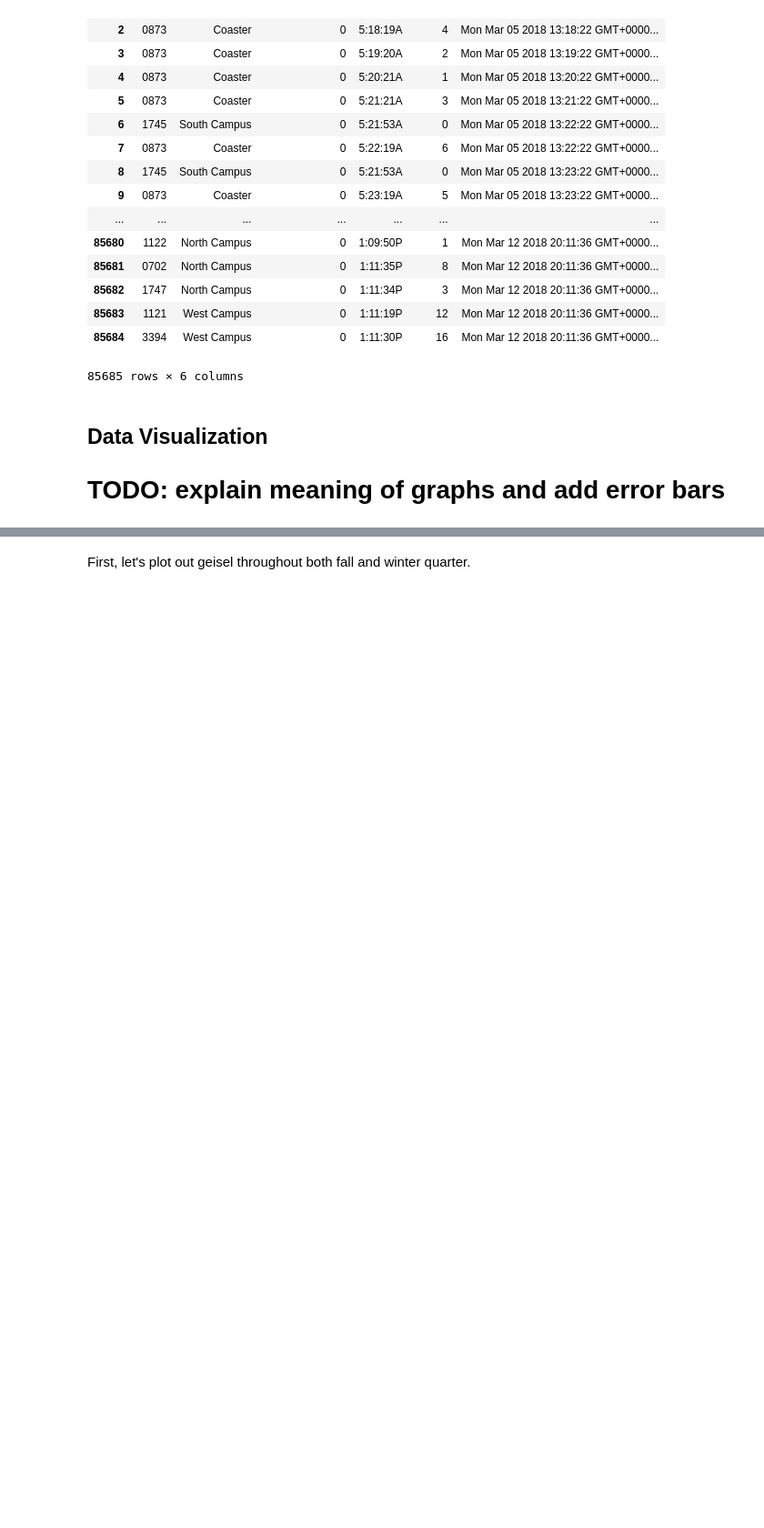
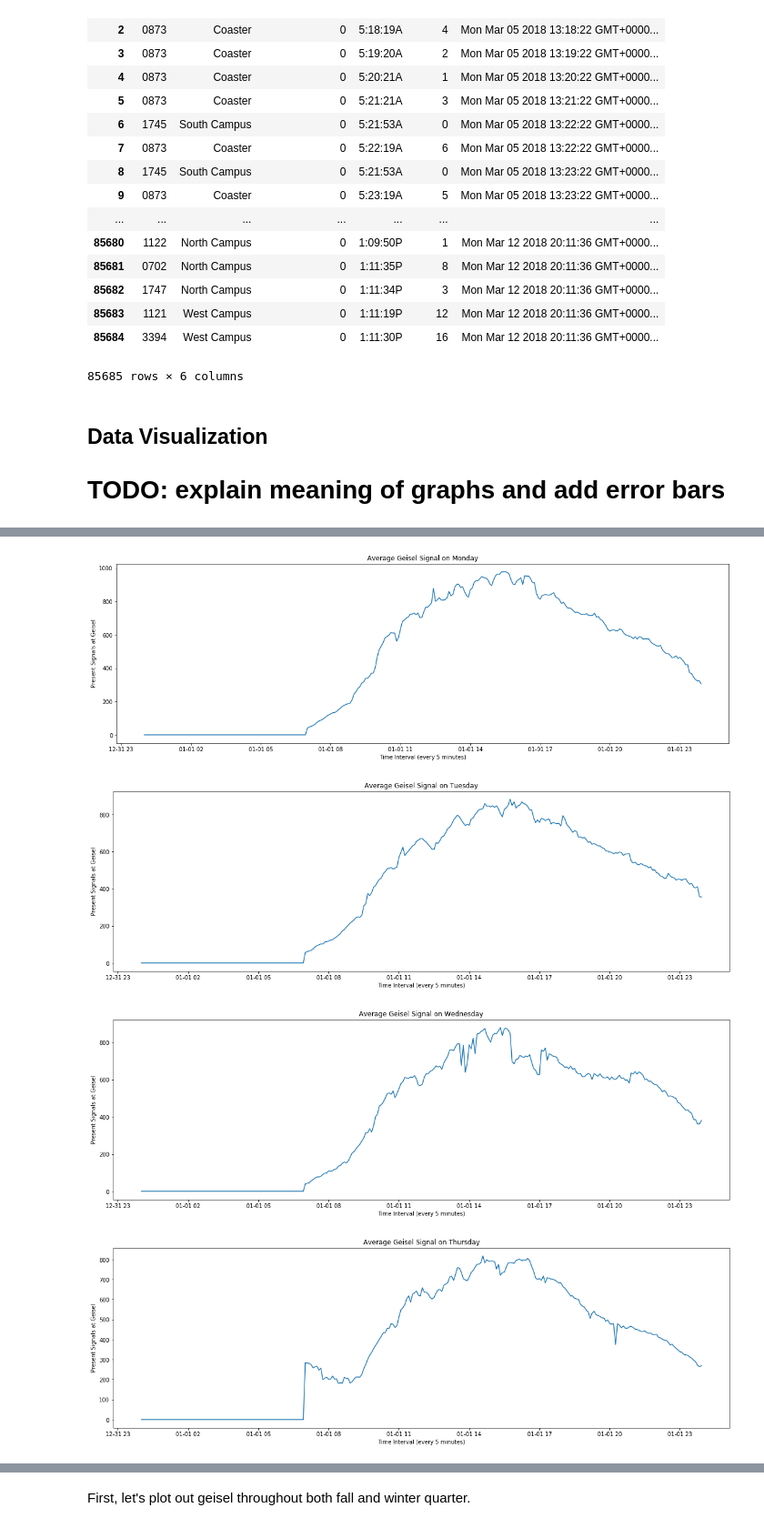
Before and after one commit to kelvinluime/Pr_059, a Jupyter notebook: FinalProject.ipynb, the cells around one changed output, grey strips where cells are left out. Shown at 91% size. Saved outputs shown, nothing was run; the diff lists cells and outputs as text; code cells hidden in the pictures; blank space fills up the shorter version.

```diff
--- a/FinalProject.ipynb
+++ b/FinalProject.ipynb
@@ -610,0 +864,12 @@ rcParams['figure.figsize'] = 20, 6
+# %%
+def get_key(datetime):
+    return str(current_time.hour)+':'+str(current_time.minute)+':'+str(current_time.second)
+# %%
+def get_time_interval_df():
+    current_time = datetime.datetime(1900, 1, 1)
+    end_time = datetime.datetime(1900, 1, 2)
+    time = []
+    while current_time != end_time:
+        time.append(current_time)
+        current_time += datetime.timedelta(minutes=5)
+    return time
@@ -610,0 +919,63 @@ rcParams['figure.figsize'] = 20, 6
+# %%
+avgs = np.divide(sums, counts, out=np.zeros_like(sums), where=counts!=0)
+avgs = avgs.astype(int)
+time_df = get_time_interval_df()
+xfmt = mdates.DateFormatter('%H:%M')
+
+df_m = pd.DataFrame({'Time_Stamp': time_df})
+df_m['Present_Signals'] = avgs[0]
+plt.plot(df_m['Time_Stamp'], df_m['Present_Signals'])
+plt.title('Average Geisel Signal on Monday')
+plt.xlabel('Time Interval (every 5 minutes)')
+plt.ylabel('Present Signals at Geisel')
+plt.show()
+
+df_t = pd.DataFrame({'Time_Stamp': time_df})
+df_t['Present_Signals'] = avgs[1]
+plt.plot(df_t['Time_Stamp'], df_t['Present_Signals'])
+plt.title('Average Geisel Signal on Tuesday')
+plt.xlabel('Time Interval (every 5 minutes)')
+plt.ylabel('Present Signals at Geisel')
+plt.show()
+
+df_w = pd.DataFrame({'Time_Stamp': time_df})
+df_w['Present_Signals'] = avgs[2]
+plt.plot(df_w['Time_Stamp'], df_w['Present_Signals'])
+plt.title('Average Geisel Signal on Wednesday')
+plt.xlabel('Time Interval (every 5 minutes)')
+plt.ylabel('Present Signals at Geisel')
+plt.show()
+
+df_r = pd.DataFrame({'Time_Stamp': time_df})
+df_r['Present_Signals'] = avgs[3]
+plt.plot(df_r['Time_Stamp'], df_r['Present_Signals'])
+plt.title('Average Geisel Signal on Thursday')
+plt.xlabel('Time Interval (every 5 minutes)')
+plt.ylabel('Present Signals at Geisel')
+plt.show()
+
+df_f = pd.DataFrame({'Time_Stamp': time_df})
+df_f['Present_Signals'] = avgs[4]
+plt.plot(df_f['Time_Stamp'], df_f['Present_Signals'])
+plt.title('Average Geisel Signal on Friday')
+plt.xlabel('Time Interval (every 5 minutes)')
+plt.ylabel('Present Signals at Geisel')
+plt.show()
+
+fig, ax1 = plt.subplots()
+ax2 = ax1.twinx()
+ax1.plot(df_m['Time_Stamp'], df_m['Present_Signals'], label='Monday')
+ax1.plot(df_t['Time_Stamp'], df_t['Present_Signals'], label='Tuesday')
+ax1.plot(df_w['Time_Stamp'], df_w['Present_Signals'], label='Wednesday')
+ax1.plot(df_r['Time_Stamp'], df_r['Present_Signals'], label='Thursday')
+ax1.plot(df_f['Time_Stamp'], df_f['Present_Signals'], label='Friday')
+ax1.legend()
+plt.title('Average Geisel Signal for Each Day of the Week')
+plt.xlabel('Time Interval (every 5 minutes)')
+plt.ylabel('Present Signals at Geisel')
+plt.show()
+# %% [output]
+[figure, added]
+[figure, added]
+[figure, added]
+[figure, added]
```
Also changed, not shown: parts of 16 cells of this notebook, 6 other files.
